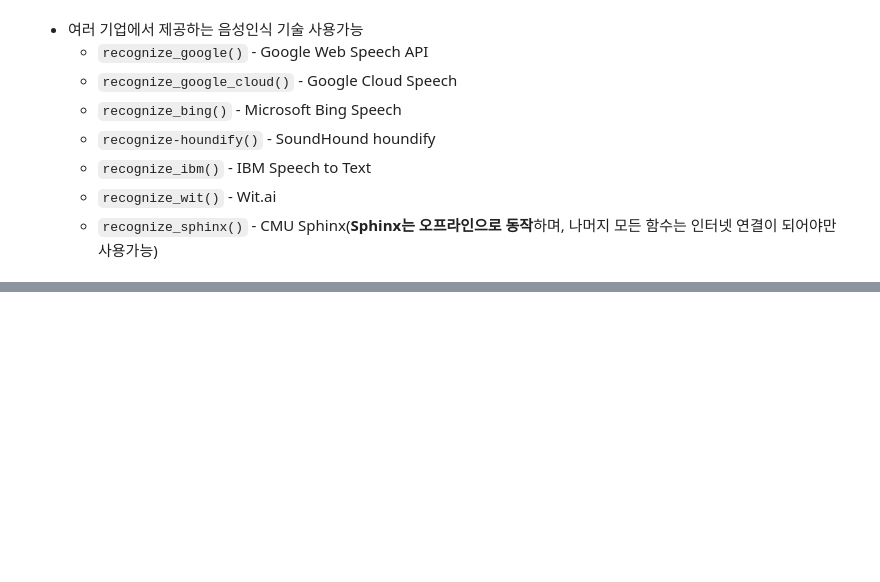
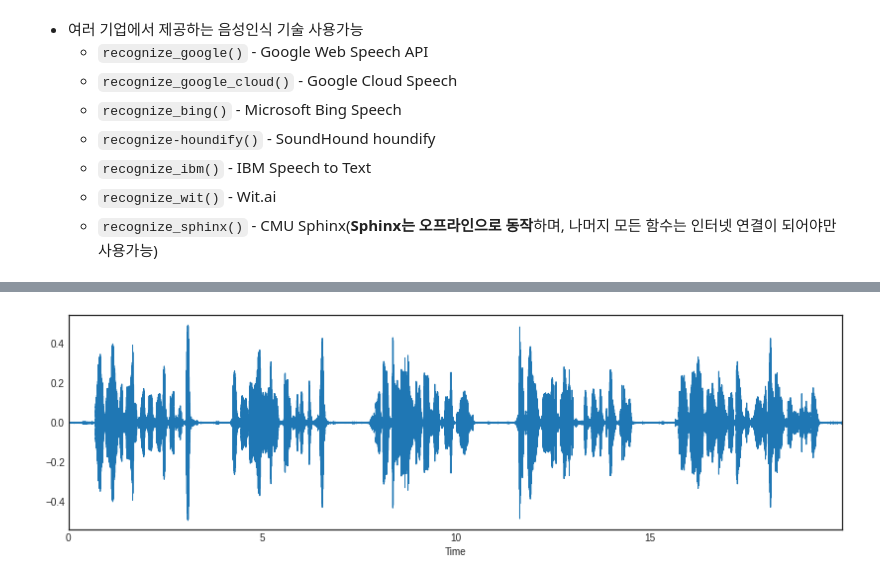
Before and after one commit to EGEG1212/TIL, a Jupyter notebook: 3_음성인식Speech_Recognition.ipynb, the cells around one changed output, grey strips where cells are left out. Drawn from its saved outputs; the diff is of its cells as text; code cells hidden in the pictures; blank space fills up the shorter version.

Commit message:
English&Chinese

```diff
--- a/3_음성인식Speech_Recognition.ipynb
+++ b/3_음성인식Speech_Recognition.ipynb
@@ -46,0 +123,9 @@ https://www.youtube.com/watch?v=WZt2_-S261g&list=PL7ZVZgsnLwEGskuPmm2-pYsNKY8Ihs
+# %%
+url = 'http://www.voiptroubleshooter.com/open_speech/chinese/OSR_cn_000_0072_8k.wav'
+urllib.request.urlretrieve(url, 'chinese.wav')
+
+fig = plt.figure(figsize=(14, 4))
+chinese_wav, rate = librosa.core.load('chinese.wav')
+librosa.display.waveplot(chinese_wav, sr=rate)
+ipd.Audio(chinese_wav, rate=rate)
+# %% [output]
@@ -46,0 +133 @@ https://www.youtube.com/watch?v=WZt2_-S261g&list=PL7ZVZgsnLwEGskuPmm2-pYsNKY8Ihs
+[figure, added]
```
Also changed, not shown: parts of 15 cells of this notebook.
